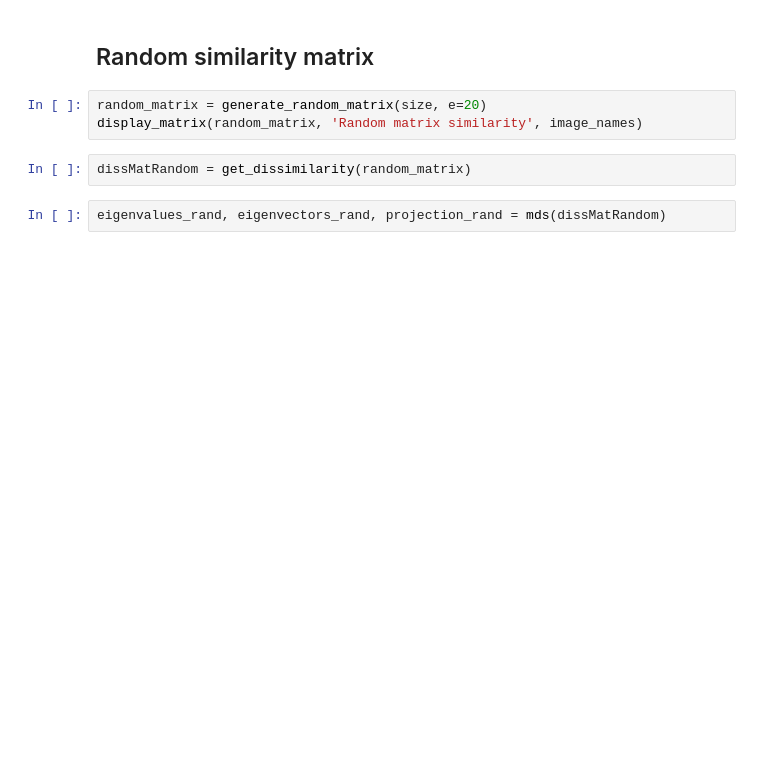
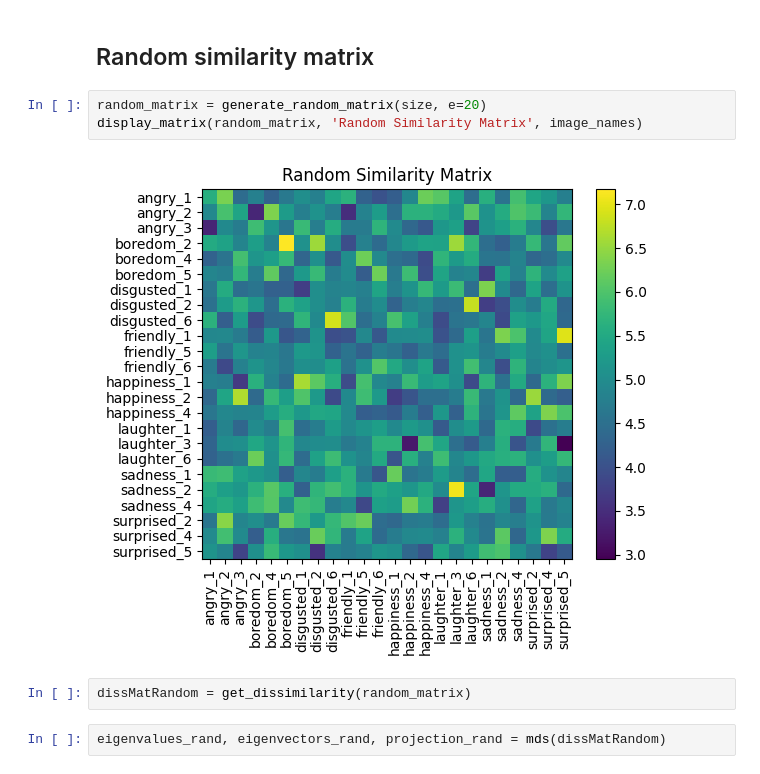
Before and after one commit to LucaFranceschi01/AGiC-2024, a Jupyter notebook: Lab3/emotions_u199149_u198711.ipynb, the cells around one changed output. Drawn from its saved outputs; the diff is of its cells as text; blank space fills up the shorter version.

```diff
--- a/Lab3/emotions_u199149_u198711.ipynb
+++ b/Lab3/emotions_u199149_u198711.ipynb
@@ -197,7 +205,9 @@ display_cma(projection, image_names, 'Our results')
 ## Random similarity matrix
 # %%
 random_matrix = generate_random_matrix(size, e=20)
-display_matrix(random_matrix, 'Random matrix similarity', image_names)
+display_matrix(random_matrix, 'Random Similarity Matrix', image_names)
+# %% [output]
+[figure, added]
 # %%
 dissMatRandom = get_dissimilarity(random_matrix)
 # %%
```
Also changed, not shown: parts of 12 cells of this notebook.
